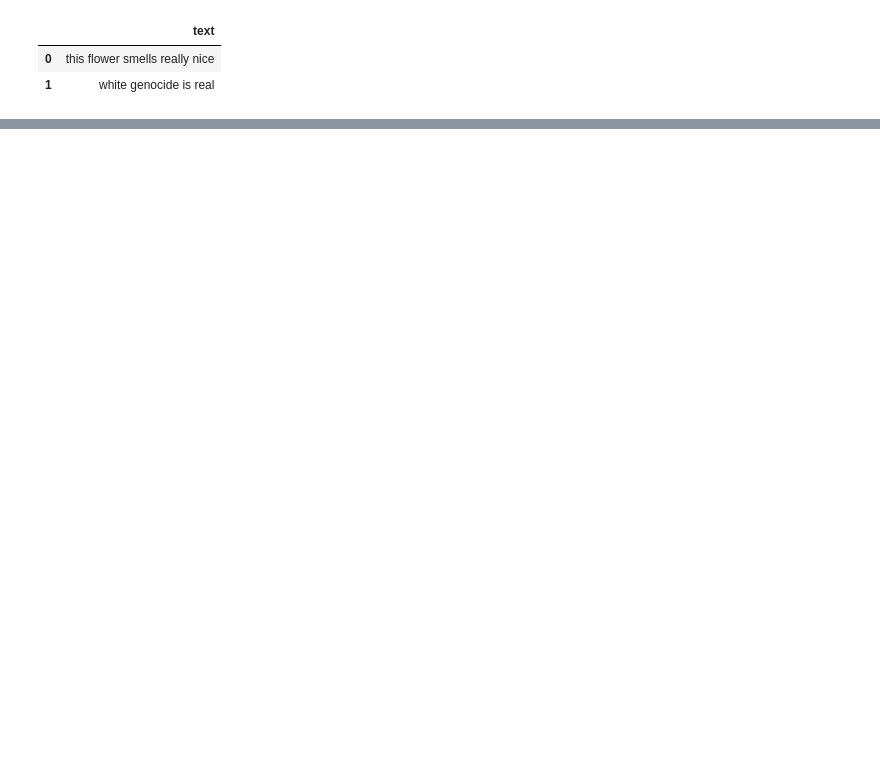
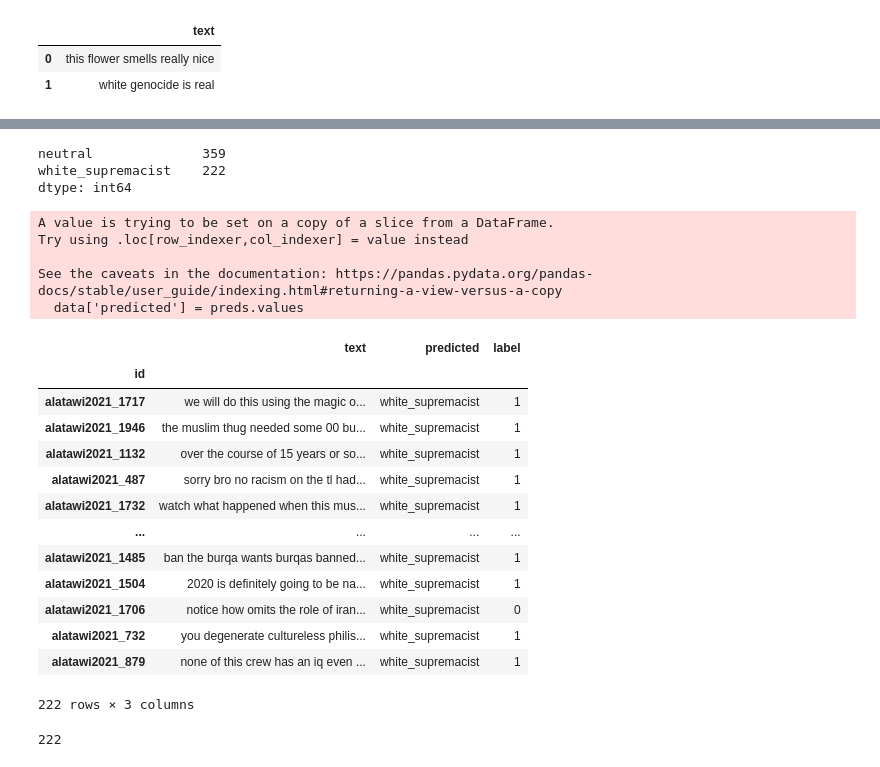
Before and after one commit to michaelmilleryoder/white_supremacist_lang, a Jupyter notebook: jupyter/share_models.ipynb, the cells around one changed output, grey strips where cells are left out. Saved outputs shown, nothing was run; the diff lists cells and outputs as text; code cells hidden in the pictures; blank space fills up the shorter version.

```diff
--- a/jupyter/share_models.ipynb
+++ b/jupyter/share_models.ipynb
@@ -11,0 +91,3 @@ model = AutoModelForSequenceClassification.from_pretrained(model_dirpath)
+# %%
+pd.set_option('display.max_colwidth', None)
+pred_ws.sample(10)[['text']]
@@ -64,0 +225,15 @@ class_prob.to_json(prob_outpath, orient='records', lines=True
+# %%
+# Load predictions
+import os
+import pandas as pd
+
+exp_name = '6topic_annotated_5x_21210_test30'
+# preds_path = os.path.join('../output/bert/', exp_name, 'hatecheck_identity_nonhate_predictions.json')
+preds_path = os.path.join('../output/bert/', exp_name, 'alatawi2021_predictions.json')
+preds = pd.read_json(preds_path, typ='series')
+preds
+
+test_label_combine = {'antiracist': 'neutral'}
+if test_label_combine is not None:
+    preds = preds.map(lambda pred: test_label_combine.get(pred, pred))
+preds
@@ -64,0 +253,45 @@ class_prob.to_json(prob_outpath, orient='records', lines=True
+# %%
+preds.value_counts()
+# %% [output]
+neutral              359
+white_supremacist    222
+dtype: int64
+# %%
+# Load data (Alatawi+2021 from annotated test30)
+corpus_path = '../tmp/annotated_corpus_test30.pkl'
+corpus = pd.read_pickle(corpus_path)
+data = corpus[corpus.dataset=='alatawi2021'].copy()
+# data.info()
+
+# data_path = '../data/alatawi2021_white_supremacist_annotated_tweets.csv'
+# data = pd.read_csv(data_path)
+# data['text'] = data['input.text'].map(tokenize_lowercase)
+# data['label'] = data['Voting and Final Labels']
+
+data['predicted'] = preds.values
+data[data['predicted']=='white_supremacist'][['text', 'predicted', 'label']]
+# %% [output]
+A value is trying to be set on a copy of a slice from a DataFrame.
+Try using .loc[row_indexer,col_indexer] = value instead
+
+See the caveats in the documentation: https://pandas.pydata.org/pandas-docs/stable/user_guide/indexing.html#returning-a-view-versus-a-copy
+  data['predicted'] = preds.values
+|  | text | predicted | label |
+| id |  |  |  |
+| alatawi2021_1717 | we will do this using the magic o... | white_supremacist | 1 |
+| alatawi2021_1946 | the muslim thug needed some 00 bu... | white_supremacist | 1 |
+| alatawi2021_1132 | over the course of 15 years or so... | white_supremacist | 1 |
+| alatawi2021_487 | sorry bro no racism on the tl had... | white_supremacist | 1 |
+| alatawi2021_1732 | watch what happened when this mus... | white_supremacist | 1 |
+| ... | ... | ... | ... |
+| alatawi2021_1485 | ban the burqa wants burqas banned... | white_supremacist | 1 |
+| alatawi2021_1504 | 2020 is definitely going to be na... | white_supremacist | 1 |
+| alatawi2021_1706 | notice how omits the role of iran... | white_supremacist | 0 |
+| alatawi2021_732 | you degenerate cultureless philis... | white_supremacist | 1 |
+| alatawi2021_879 | none of this crew has an iq even ... | white_supremacist | 1 |
+222 rows × 3 columns
+# %%
+pred_ws = data[data['predicted']=='white_supremacist']
+len(pred_ws)
+# %% [output]
+222
```
Also changed, not shown: parts of 31 cells of this notebook.
